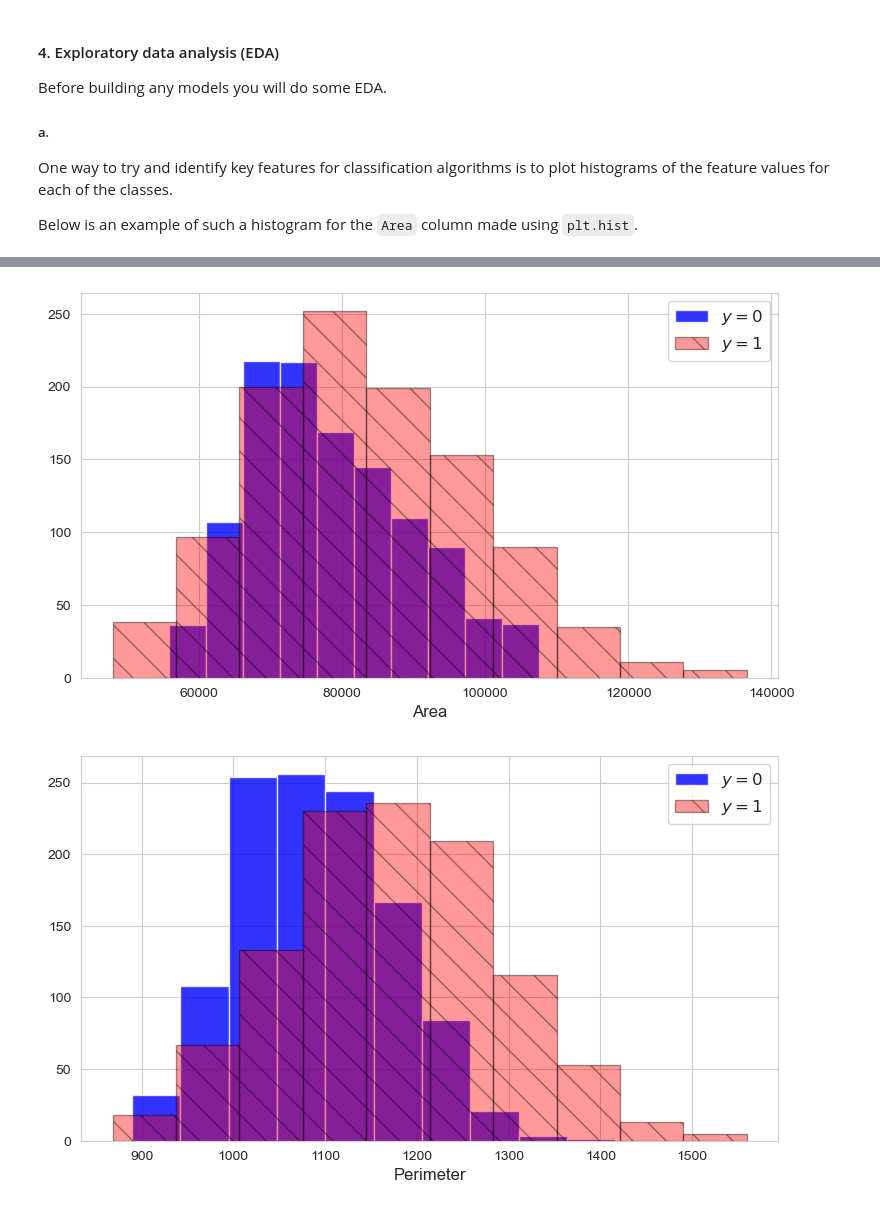
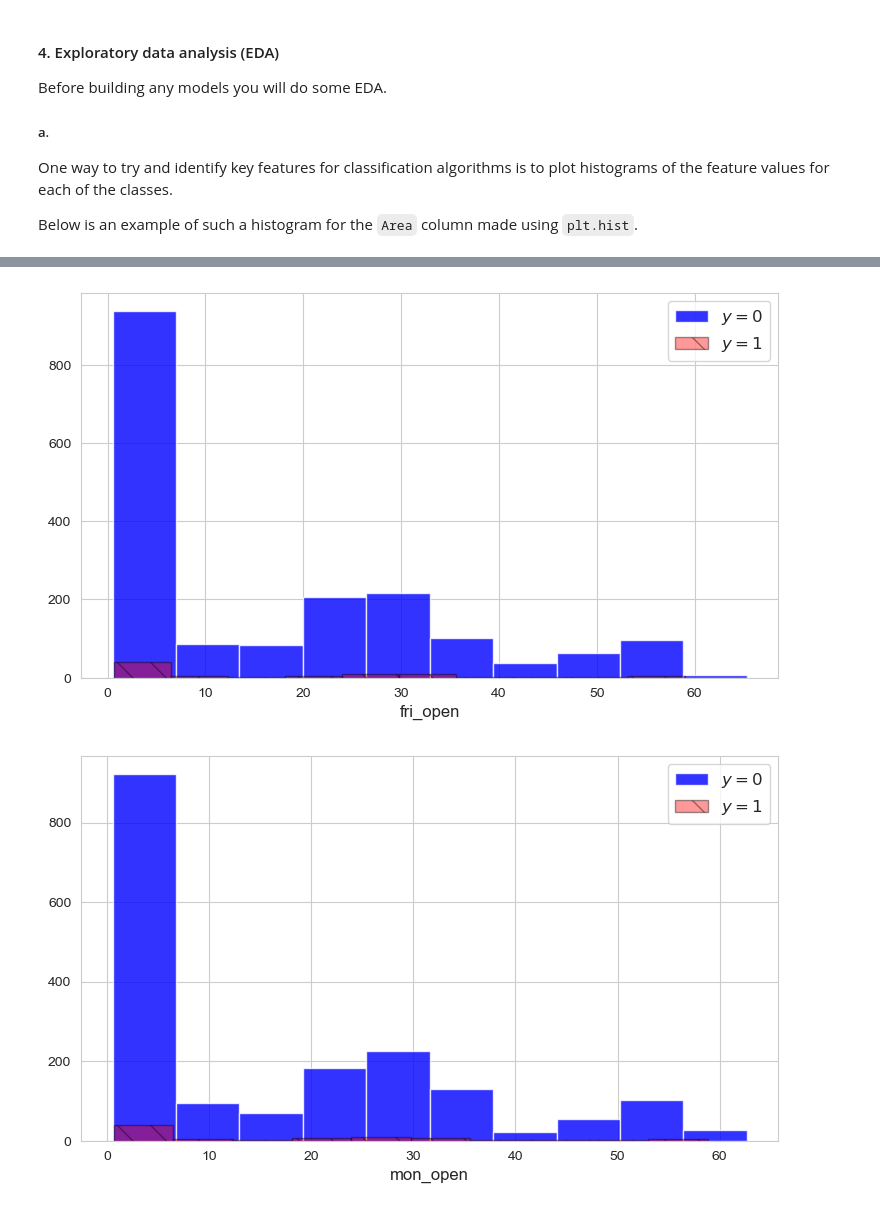
Before and after one commit to ghuckabe/DSTMarketAnalysis, a Jupyter notebook: kaggle_classify.ipynb, the cells around one changed output, grey strips where cells are left out. Cells and saved outputs as stored; diff of their text form; code cells hidden in the pictures.

```diff
--- a/kaggle_classify.ipynb
+++ b/kaggle_classify.ipynb
@@ -321,0 +307,2 @@ features
+# %%
+metrics = list(WFC.columns)
@@ -322,24 +324,23 @@ features
 # %%
-for feature in features:
+for metric in metrics[2:14]:
     plt.figure(figsize=(9,5))
 
-
-    plt.hist(seeds_train.loc[seeds_train.y==0][feature].values,
+    plt.hist(WFC_train.loc[WFC_train.y==0][metric].values,
                 color='blue',
                 alpha=.8,
                 label="$y=0$")
 
-    plt.hist(seeds_train.loc[seeds_train.y==1][feature].values,
+    plt.hist(WFC_train.loc[WFC_train.y==1][metric].values,
                 color='red',
                 alpha=.4,
                 hatch = '\\',
                 edgecolor='black',
                 label="$y=1$")
 
-    plt.xlabel(feature, fontsize=12)
+    plt.xlabel(metric, fontsize=12)
     plt.legend(fontsize=12)
 
     plt.show()
 # %% [output]
-[figure, old version]
+[figure, new version]
-[figure, old version]
+[figure, new version]
```
Also changed, not shown: parts of 50 cells of this notebook.
